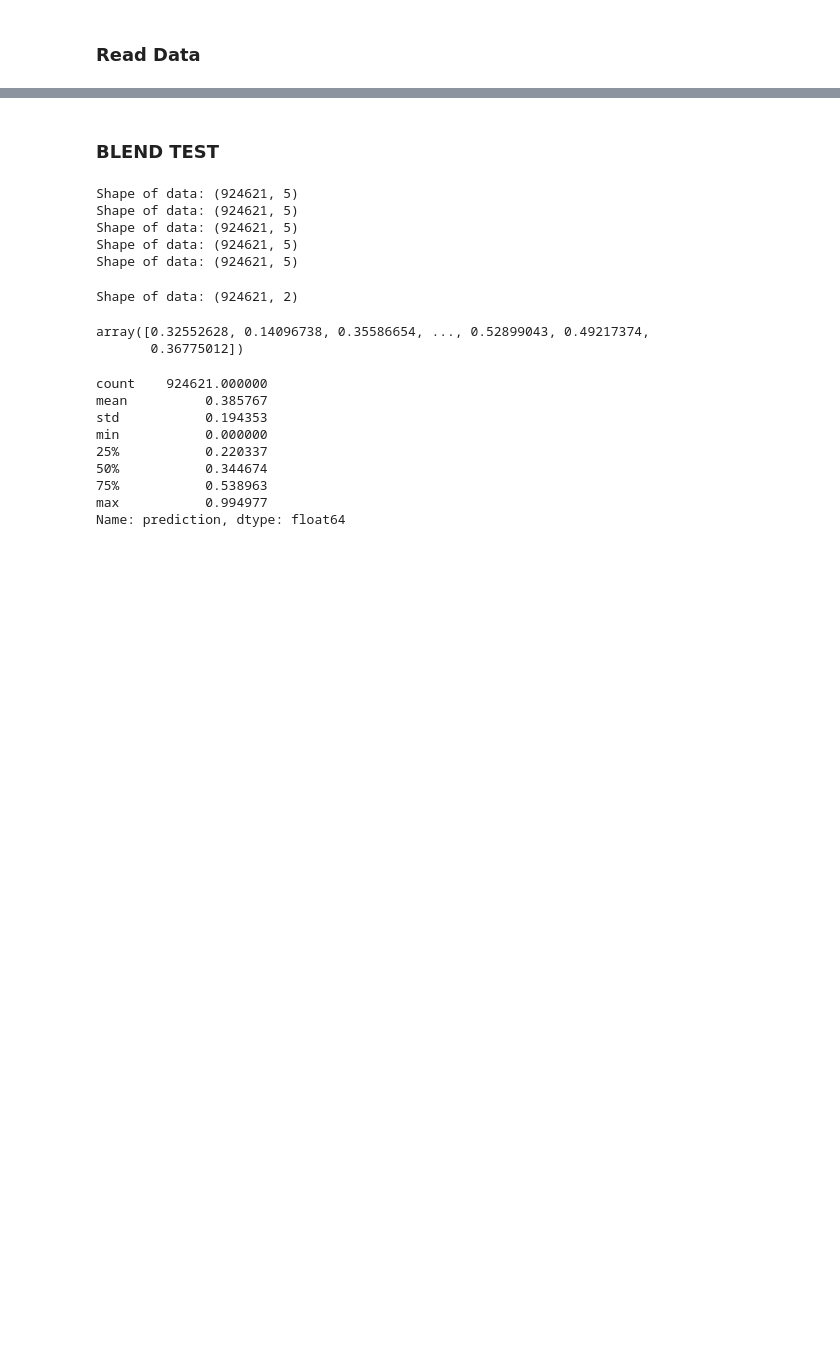
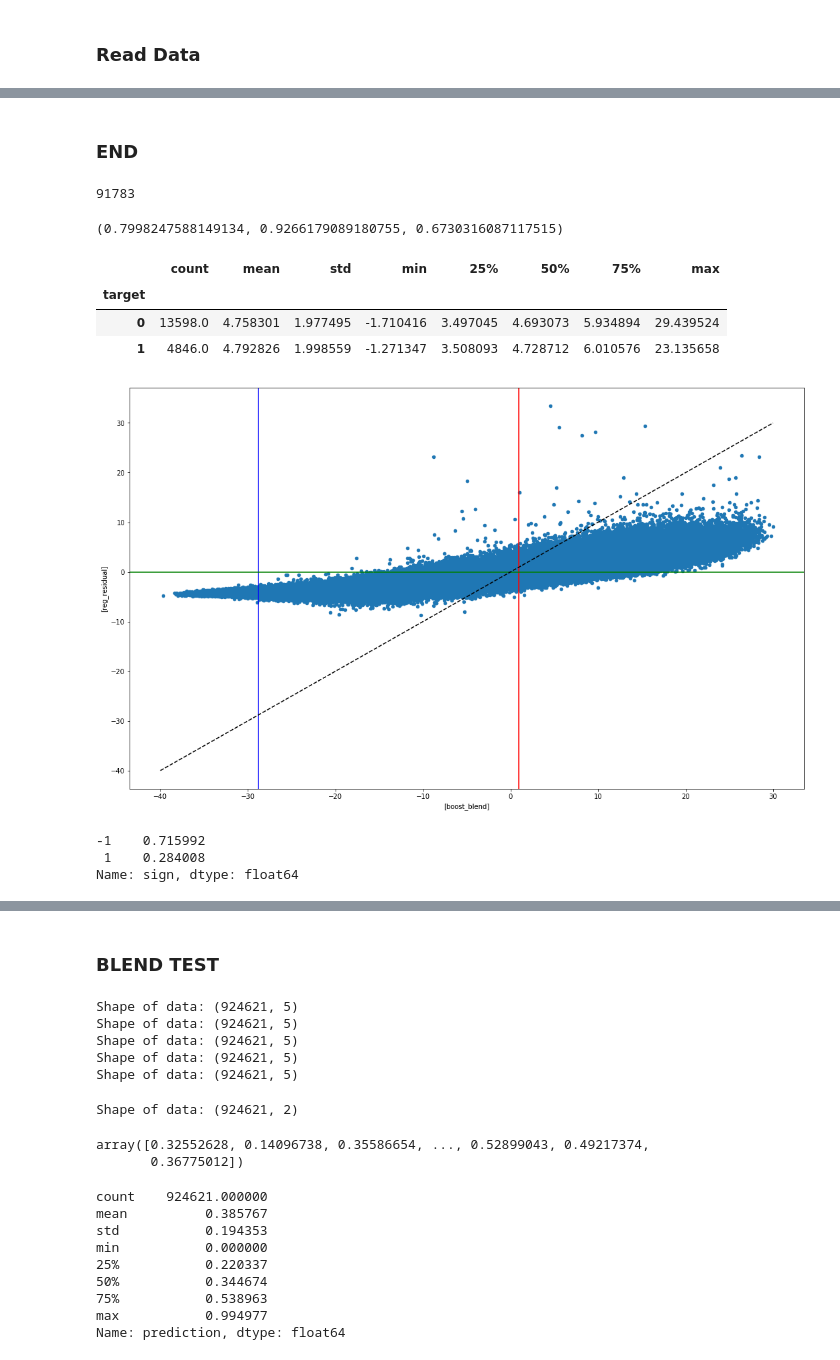
Before and after one commit to waikey-lee/kaggle-amex, a Jupyter notebook: notebooks/6a.logistic_regression.ipynb, the cells around one changed output, grey strips where cells are left out. Cells and saved outputs as stored; diff of their text form; code cells hidden in the pictures; blank space fills up the shorter version.

Commit message:
Improve the workflow for blending strategy search using LogReg

```diff
--- a/notebooks/6a.logistic_regression.ipynb
+++ b/notebooks/6a.logistic_regression.ipynb
@@ -273,0 +307,2 @@ sub.to_csv(f"{SUBMISSION_DATA_PATH}/blended_train_scores.csv", index=False)
+# %% [markdown]
+### END
@@ -273,0 +316,41 @@ sub.to_csv(f"{SUBMISSION_DATA_PATH}/blended_train_scores.csv", index=False)
+# %%
+(result["boost_blend"] >= top_thr).sum()
+# %% [output]
+91783
+# %%
+result.loc[:, "final"] = np.where(
+    (result["boost_blend"] >= top_thr), # & (result["reg_residual"] < 0),
+    0.9 * result["boost_blend"] + 0.1 * (result["reg_residual"] + 5),
+    result["boost_blend"],
+)
+# %%
+result.loc[:, "final"] = np.where(
+    (result.loc[:, "final"].between(mid_thr, top_thr)) & (result["reg_residual"] > 0),
+    0.9 * result["final"] + 0.1 * (result["reg_residual"] - 0.25),
+    result["final"],
+)
+# %%
+result["target"] = labels['target'].values
+# %%
+amex_metric(labels["target"], result["final"])
+# %% [output]
+(0.7998247588149134, 0.9266179089180755, 0.6730316087117515)
+# %%
+result = get_final_metric_df(result, pred_col="boost_blend").reset_index(drop=True)
+# %%
+result.loc[result["is_cutoff"] == 1].groupby("target")["reg_residual"].describe()
+# %% [output]
+|  | count | mean | std | min | 25% | 50% | 75% | max |
+| target |  |  |  |  |  |  |  |  |
+| 0 | 13598.0 | 4.758301 | 1.977495 | -1.710416 | 3.497045 | 4.693073 | 5.934894 | 29.439524 |
+| 1 | 4846.0 | 4.792826 | 1.998559 | -1.271347 | 3.508093 | 4.728712 | 6.010576 | 23.135658 |
+# %%
+fig, ax = plt.subplots(figsize=(18, 11))
+result.plot.scatter(x=["boost_blend"], y=["reg_residual"], ax=ax)
+plt.axvline(top_thr, color="red")
+plt.axvline(btm_thr, color="blue")
+plt.axhline(0, color="green")
+plt.plot(np.arange(-40, 30, 0.01), np.arange(-40, 30, 0.01), color="black", linestyle="--")
+plt.show()
+# %% [output]
+[figure, added]
@@ -273,0 +361,6 @@ sub.to_csv(f"{SUBMISSION_DATA_PATH}/blended_train_scores.csv", index=False)
+# %%
+X_train["sign"].value_counts(normalize=True)
+# %% [output]
+-1    0.715992
+ 1    0.284008
+Name: sign, dtype: float64
```
Also changed, not shown: parts of 118 cells of this notebook.
